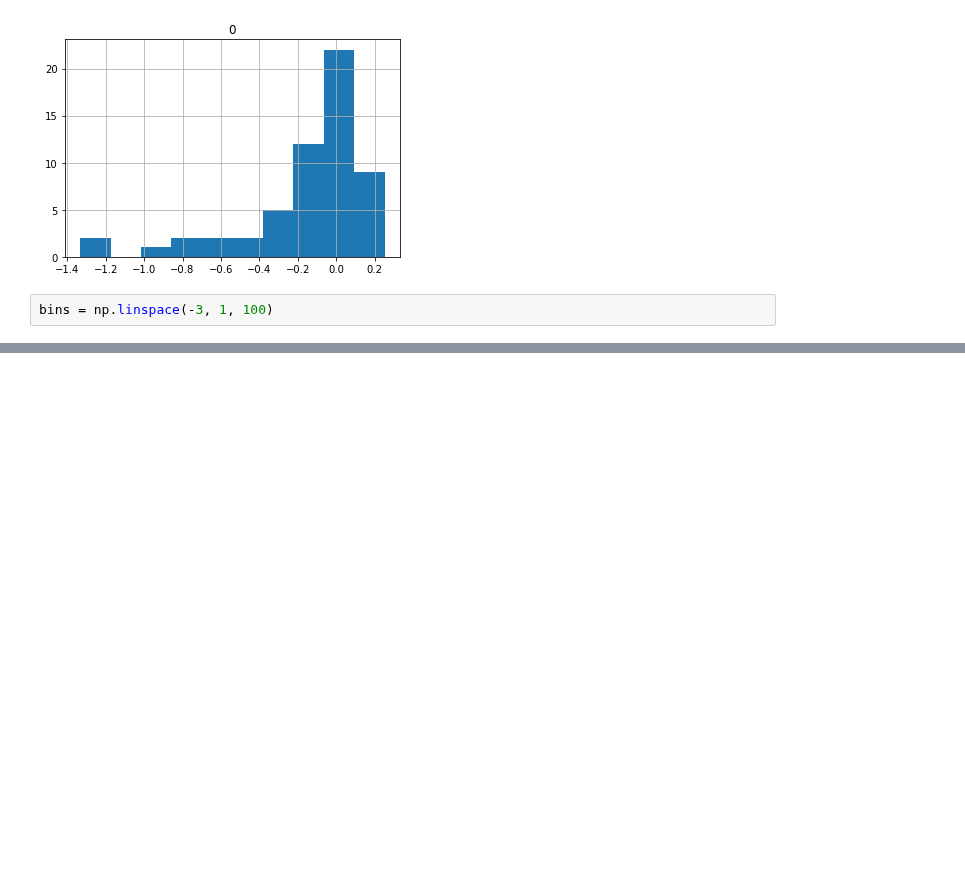
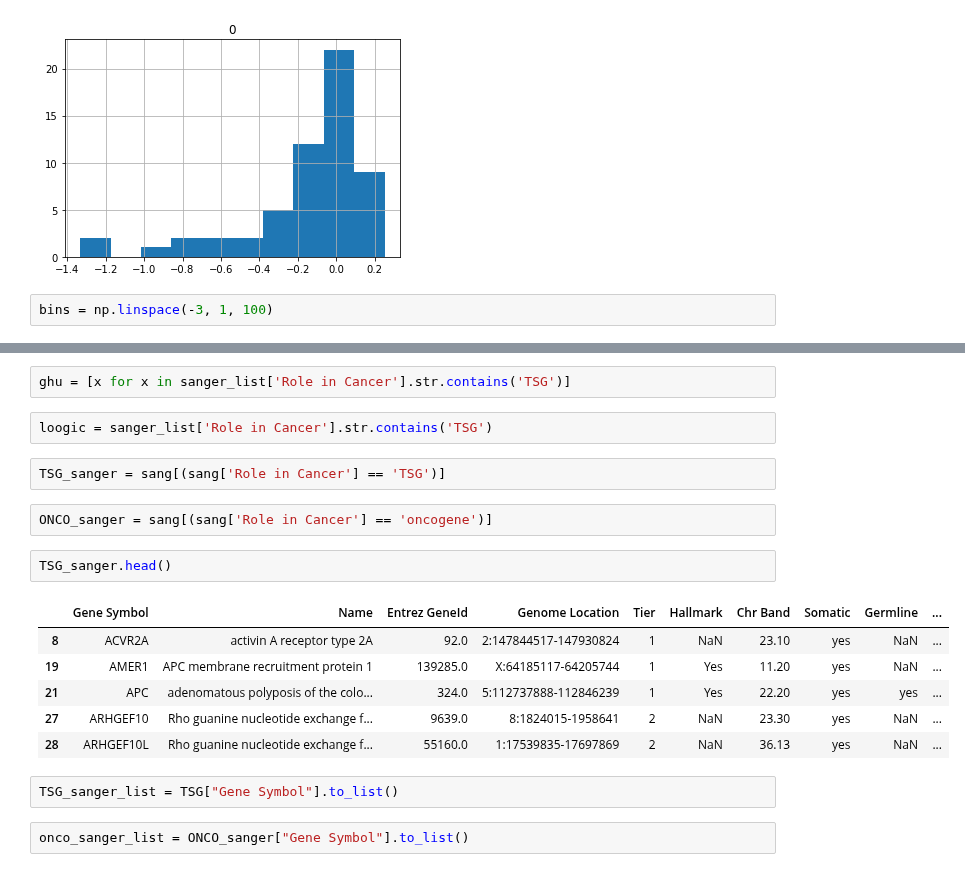
Before and after one commit to lannwal/projectlab, a Jupyter notebook: DataDash.ipynb, the cells around one changed output, grey strips where cells are left out. Saved outputs shown, nothing was run; the diff lists cells and outputs as text; blank space fills up the shorter version.

```diff
--- a/DataDash.ipynb
+++ b/DataDash.ipynb
@@ -1746,0 +1823,21 @@ plt.show()
+# %%
+ghu = [x for x in sanger_list['Role in Cancer'].str.contains('TSG')]
+# %%
+loogic = sanger_list['Role in Cancer'].str.contains('TSG')
+# %%
+TSG_sanger = sang[(sang['Role in Cancer'] == 'TSG')]
+# %%
+ONCO_sanger = sang[(sang['Role in Cancer'] == 'oncogene')]
+# %%
+TSG_sanger.head()
+# %% [output]
+|  | Gene Symbol | Name | Entrez GeneId | Genome Location | Tier | Hallmark | Chr Band | Somatic | Germline | ... |
+| 8 | ACVR2A | activin A receptor type 2A | 92.0 | 2:147844517-147930824 | 1 | NaN | 23.10 | yes | NaN | ... |
+| 19 | AMER1 | APC membrane recruitment protein 1 | 139285.0 | X:64185117-64205744 | 1 | Yes | 11.20 | yes | NaN | ... |
+| 21 | APC | adenomatous polyposis of the colo... | 324.0 | 5:112737888-112846239 | 1 | Yes | 22.20 | yes | yes | ... |
+| 27 | ARHGEF10 | Rho guanine nucleotide exchange f... | 9639.0 | 8:1824015-1958641 | 2 | NaN | 23.30 | yes | NaN | ... |
+| 28 | ARHGEF10L | Rho guanine nucleotide exchange f... | 55160.0 | 1:17539835-17697869 | 2 | NaN | 36.13 | yes | NaN | ... |
+# %%
+TSG_sanger_list = TSG["Gene Symbol"].to_list()
+# %%
+onco_sanger_list = ONCO_sanger["Gene Symbol"].to_list()
```
Also changed, not shown: parts of 30 cells of this notebook.
